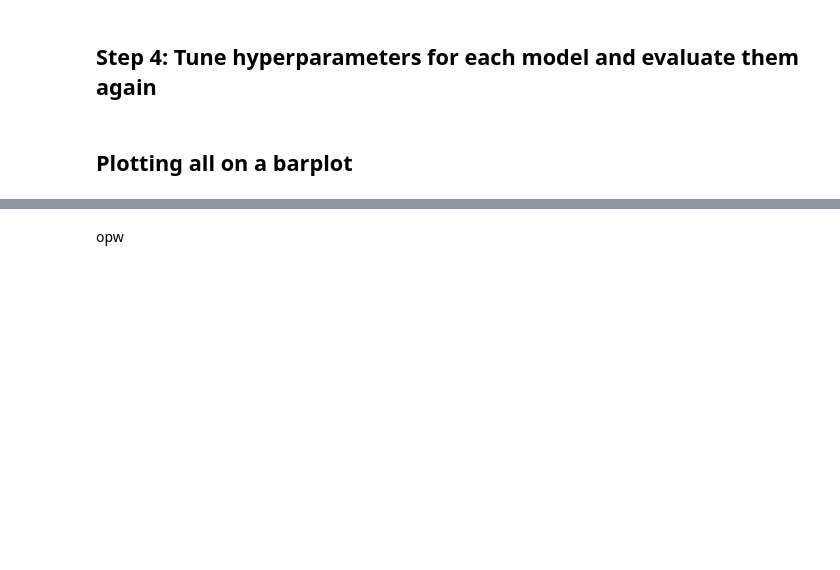
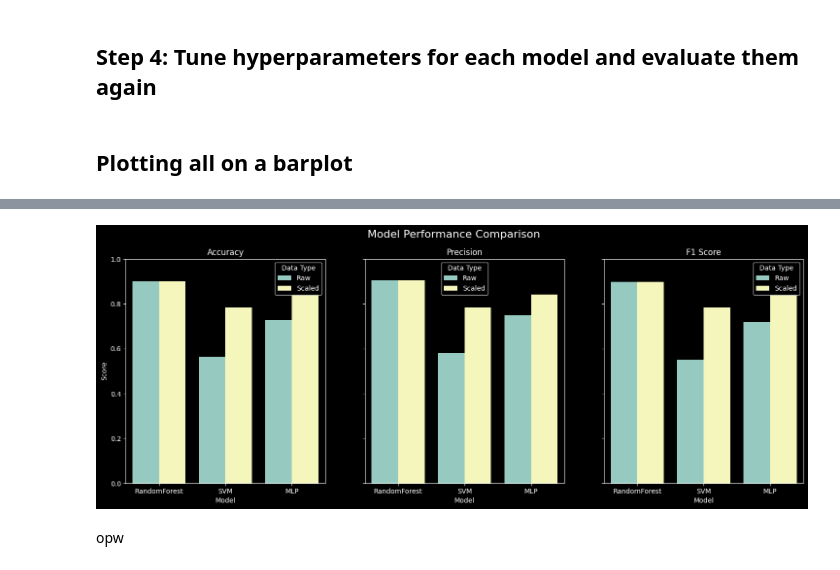
Before and after one commit to yazan6546/Diabetes-Dataset-Analysis, a Jupyter notebook: main.ipynb, the cells around one changed output, grey strips where cells are left out. Saved outputs shown, nothing was run; the diff lists cells and outputs as text; code cells hidden in the pictures; blank space fills up the shorter version.

Commit message:
Finished training models

```diff
--- a/main.ipynb
+++ b/main.ipynb
@@ -877,0 +953,19 @@ plot_metrics(metrics, 'Model Comparison on Different Data Types')
+# %%
+# List to store metrics
+metrics = []
+
+# Load and evaluate models on raw data
+for name in models_dict.keys():
+    accuracy, precision, f1 = models.load_and_evaluate_model(name, 'raw', X_test, y_test)
+    store_metrics(metrics, name, 'Raw', accuracy, precision, f1)
+
+# Load and evaluate models on scaled data
+for name in models_dict.keys():
+    accuracy, precision, f1 = load_and_evaluate_model(name, 'scaled', X_test_scaled, y_test)
+    store_metrics(metrics, name, 'Scaled', accuracy, precision, f1)
+# %%
+# Convert metrics to DataFrame
+metrics_df = pd.DataFrame(metrics)
+
+# Display the DataFrame
+metrics_df
@@ -877,0 +980,32 @@ plot_metrics(metrics, 'Model Comparison on Different Data Types')
+# %%
+import matplotlib.pyplot as plt
+import seaborn as sns
+
+# Melt the DataFrame for easier plotting with seaborn
+metrics_melted = metrics_df.melt(id_vars=['Model', 'Data Type'], var_name='Metric', value_name='Score')
+
+# Create subplots
+fig, axes = plt.subplots(1, 3, figsize=(18, 6), sharey=True)
+
+# Plot Accuracy
+sns.barplot(x='Model', y='Score', hue='Data Type', data=metrics_melted[metrics_melted['Metric'] == 'Accuracy'], ax=axes[0])
+axes[0].set_title('Accuracy')
+axes[0].set_ylim(0, 1)
+
+# Plot Precision
+sns.barplot(x='Model', y='Score', hue='Data Type', data=metrics_melted[metrics_melted['Metric'] == 'Precision'], ax=axes[1])
+axes[1].set_title('Precision')
+axes[1].set_ylim(0, 1)
+
+# Plot F1 Score
+sns.barplot(x='Model', y='Score', hue='Data Type', data=metrics_melted[metrics_melted['Metric'] == 'F1 Score'], ax=axes[2])
+axes[2].set_title('F1 Score')
+axes[2].set_ylim(0, 1)
+
+# Set the overall title
+fig.suptitle('Model Performance Comparison', fontsize=16)
+
+# Display the plot
+plt.show()
+# %% [output]
+[figure, added]
```
Also changed, not shown: parts of 17 cells of this notebook.
